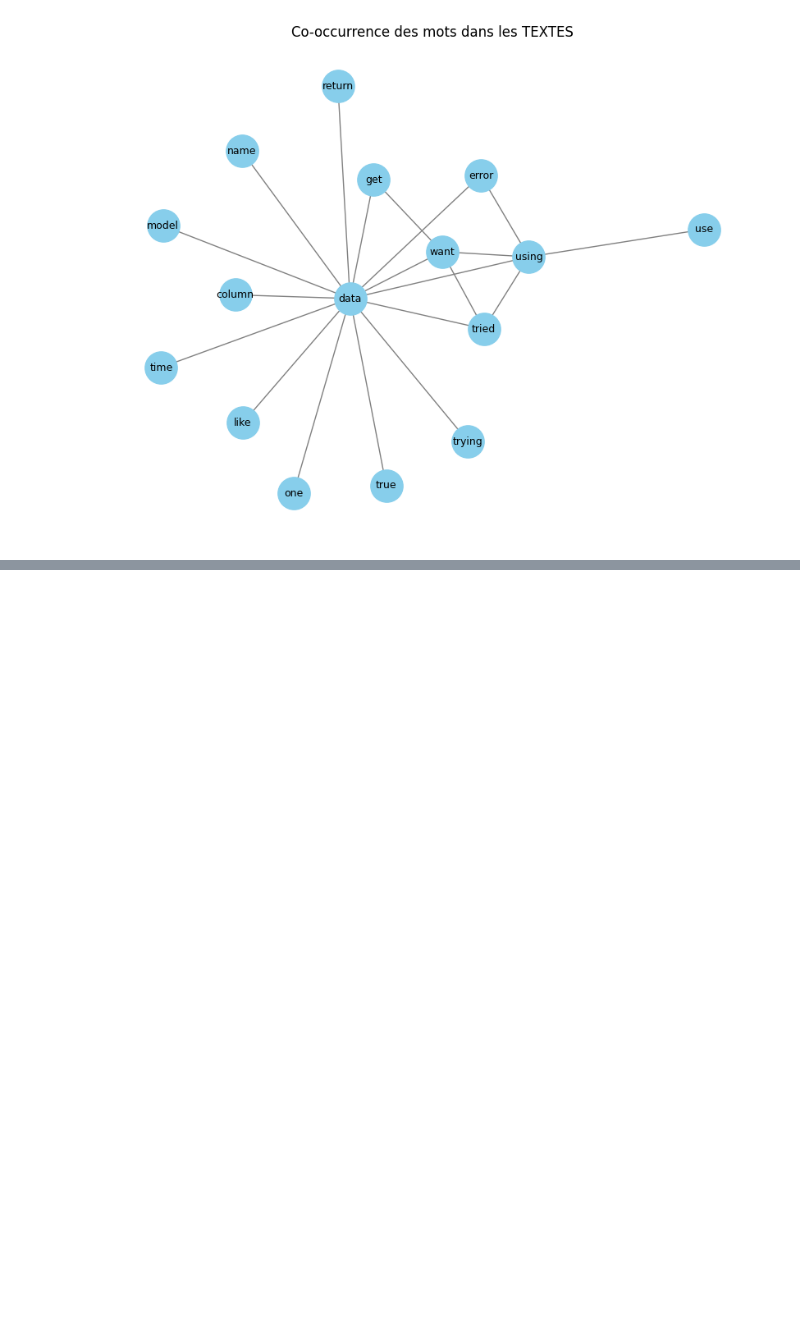
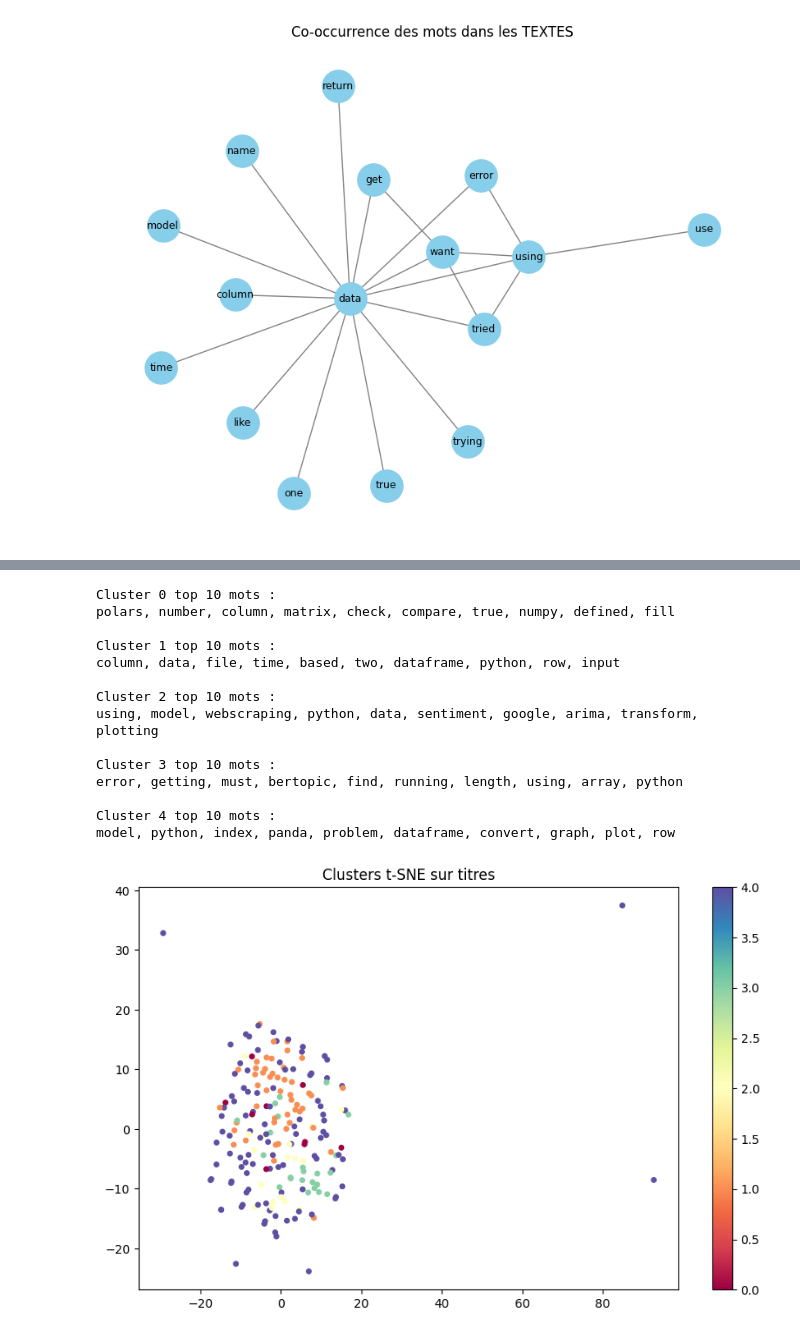
Before and after one commit to NovaStarmax/so-scrapper, a Jupyter notebook: eda/datascience.ipynb, the cells around one changed output, grey strips where cells are left out. Drawn from its saved outputs; the diff is of its cells as text; code cells hidden in the pictures; blank space fills up the shorter version.

Commit message:
feat tsne clustering

```diff
--- a/eda/datascience.ipynb
+++ b/eda/datascience.ipynb
@@ -397,0 +430,48 @@ cooc_graph(df, token_column="tokens_body", title="Co-occurrence des mots dans le
+# %%
+# Nombre de clusters
+k = 5
+kmeans = KMeans(n_clusters=k, random_state=42)
+clusters = kmeans.fit_predict(X_title)
+
+# Ajoute les labels dans ton dataframe si besoin (en supposant index aligné)
+df.loc[df["clean_title"].notna(), "cluster_title"] = clusters
+
+# Réduction dimensionnelle avec t-SNE pour visualiser
+tsne = TSNE(n_components=2, random_state=42, perplexity=30)
+embedding = tsne.fit_transform(X_title.toarray())
+
+plt.figure(figsize=(10, 6))
+plt.scatter(embedding[:, 0], embedding[:, 1], c=clusters, cmap='Spectral', s=15)
+plt.title("Clusters t-SNE sur titres")
+plt.colorbar()
+
+
+# Affichage des mots importants par cluster
+terms = vectorizer_title.get_feature_names_out()
+
+def print_top_terms_per_cluster(X, labels, terms, n=10):
+    for cluster_id in range(k):
+        cluster_indices = np.where(labels == cluster_id)[0]
+        mean_tfidf = X[cluster_indices].mean(axis=0).A1  # moyenne TF-IDF sur cluster
+        top_indices = mean_tfidf.argsort()[::-1][:n]
+        top_words = [terms[i] for i in top_indices]
+        print(f"\nCluster {cluster_id} top {n} mots :")
+        print(", ".join(top_words))
+
+print_top_terms_per_cluster(X_title, clusters, terms)
+# %% [output]
+Cluster 0 top 10 mots :
+polars, number, column, matrix, check, compare, true, numpy, defined, fill
+
+Cluster 1 top 10 mots :
+column, data, file, time, based, two, dataframe, python, row, input
+
+Cluster 2 top 10 mots :
+using, model, webscraping, python, data, sentiment, google, arima, transform, plotting
+
+Cluster 3 top 10 mots :
+error, getting, must, bertopic, find, running, length, using, array, python
+
+Cluster 4 top 10 mots :
+model, python, index, panda, problem, dataframe, convert, graph, plot, row
+[figure, added]
```
Also changed, not shown: parts of 5 cells of this notebook, 3 other files.
